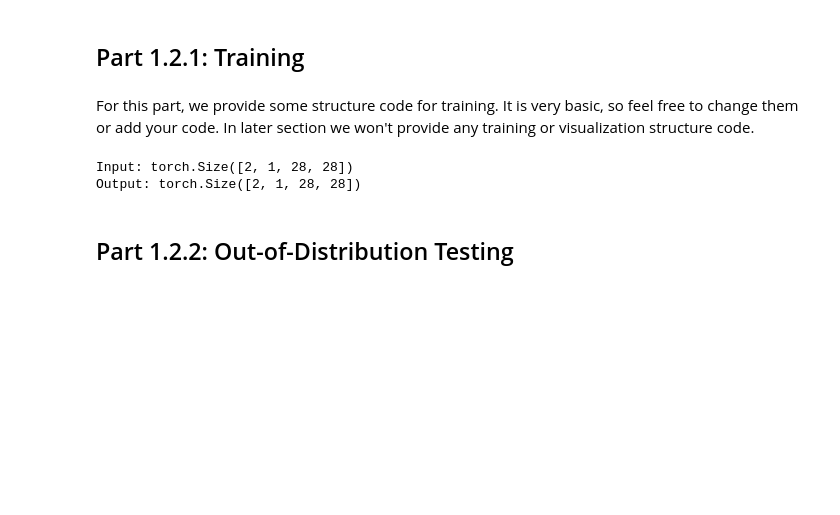
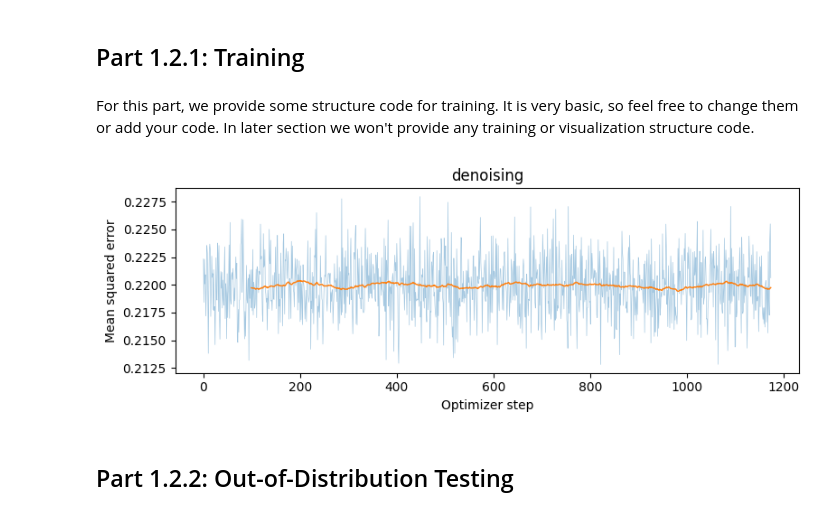
Before and after one commit to RishbhaJain/computer-vision-cs280A, a Jupyter notebook: partb.ipynb, the cells around one changed output. Drawn from its saved outputs; the diff is of its cells as text; code cells hidden in the pictures; blank space fills up the shorter version.

```diff
--- a/partb.ipynb
+++ b/partb.ipynb
@@ -376,20 +376,6 @@ optimizer = torch.optim.Adam(
 )
 criterion = nn.MSELoss()
 # ===== end of code ====
-# %%
-model = UnconditionalUNet(
-    in_channels=1,
-    num_hiddens=128
-).to(device)
-
-x = torch.randn(2, 1, 28, 28).to(device)
-y = model(x)
-
-print("Input:", x.shape)
-print("Output:", y.shape)
-# %% [output]
-Input: torch.Size([2, 1, 28, 28])
-Output: torch.Size([2, 1, 28, 28])
 # %%
 # The training loops
 train_losses = []
@@ -414,7 +400,9 @@ for epoch in range(num_epochs):
 # %%
 # Visualize your training curve
 # ===== your code here! ====
-
+loss_plot(train_losses, "denoising")
 # ===== end of code ====
+# %% [output]
+[figure, added]
 # %% [markdown]
 ## Part 1.2.2: Out-of-Distribution Testing
```
Also changed, not shown: parts of 10 cells of this notebook.
